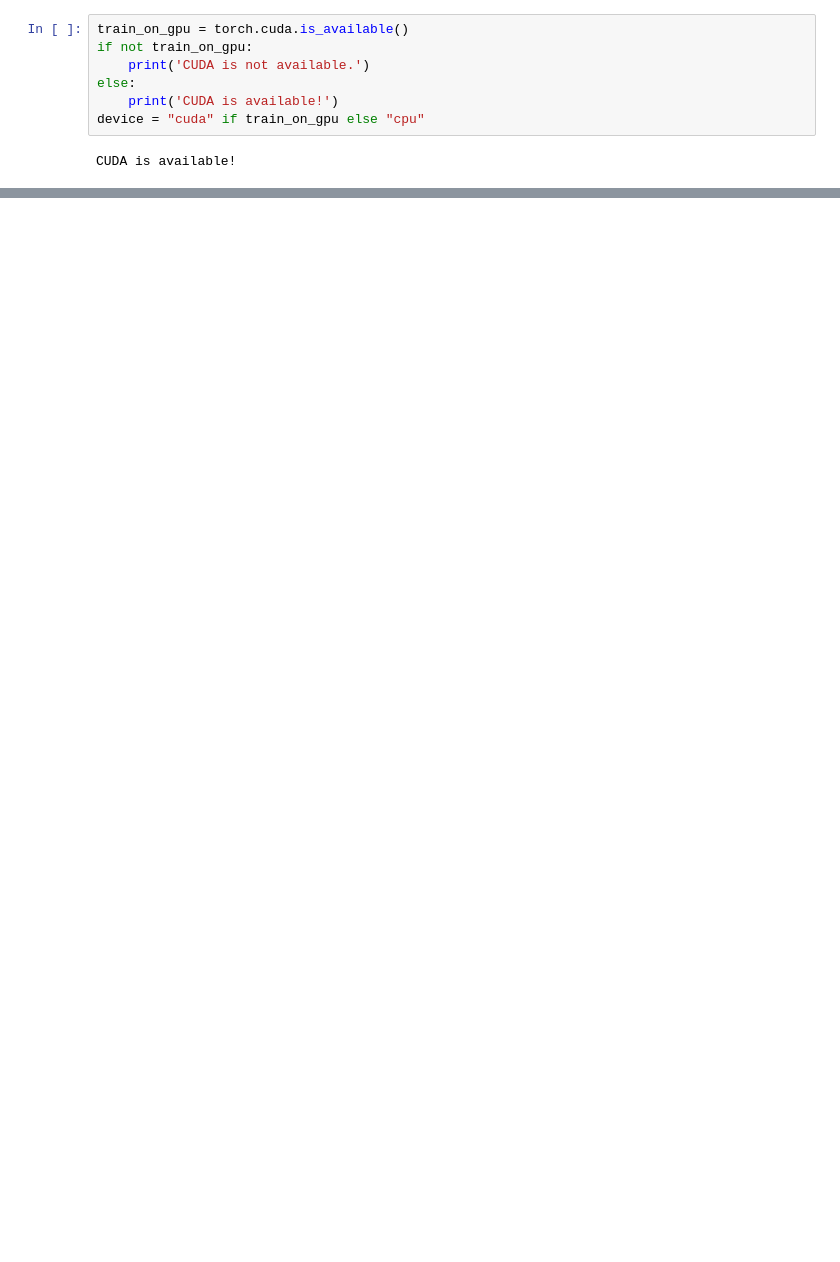
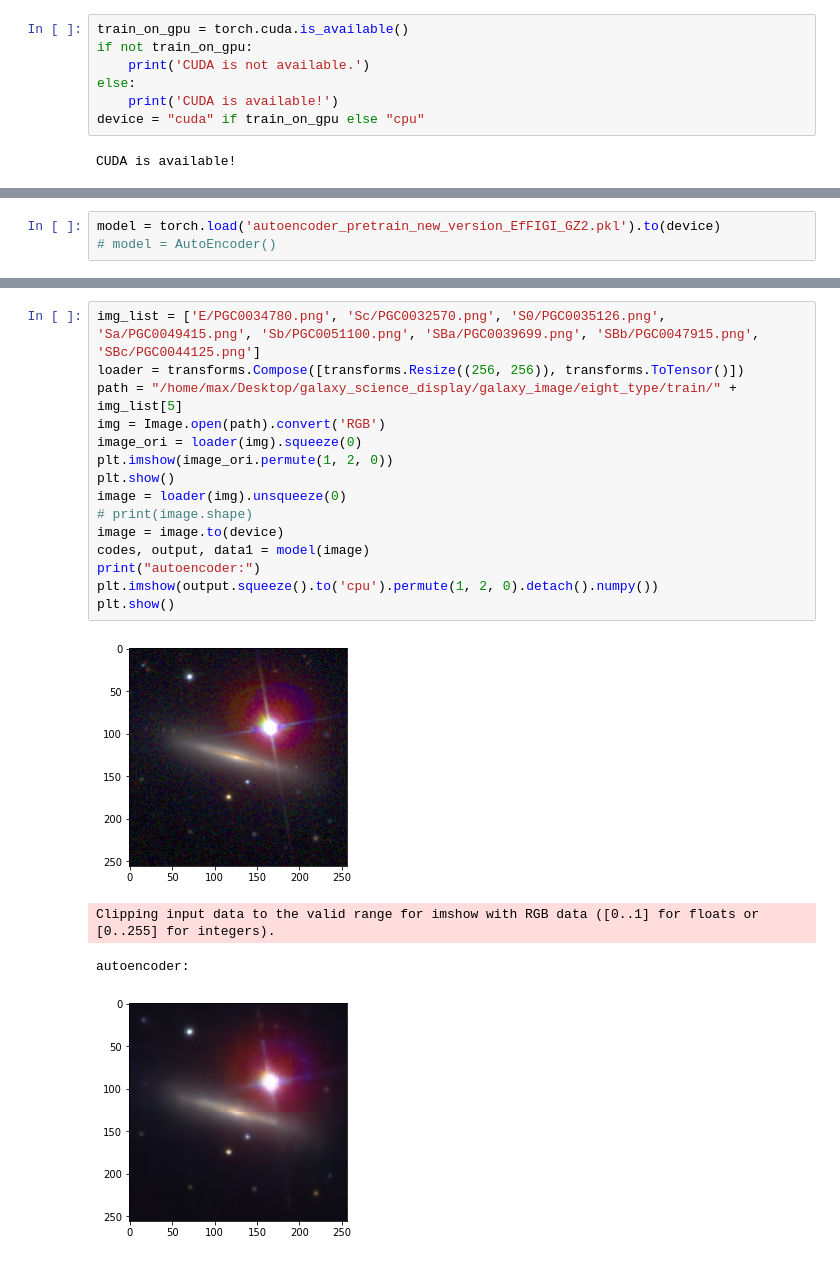
Before and after one commit to MaxWutw/2022TISF_Utilizing_semi_supervised_learning_to_do_galaxy_morphological_classification, a Jupyter notebook: galaxy_autoencoder.ipynb, the cells around one changed output, grey strips where cells are left out. Drawn from its saved outputs; the diff is of its cells as text; blank space fills up the shorter version.

```diff
--- a/galaxy_autoencoder.ipynb
+++ b/galaxy_autoencoder.ipynb
@@ -141,0 +136,3 @@ AutoEncoder(
+# %%
+model = torch.load('autoencoder_pretrain_new_version_EfFIGI_GZ2.pkl').to(device)
+# model = AutoEncoder()
@@ -141,0 +161,20 @@ AutoEncoder(
+# %%
+img_list = ['E/PGC0034780.png', 'Sc/PGC0032570.png', 'S0/PGC0035126.png', 'Sa/PGC0049415.png', 'Sb/PGC0051100.png', 'SBa/PGC0039699.png', 'SBb/PGC0047915.png', 'SBc/PGC0044125.png']
+loader = transforms.Compose([transforms.Resize((256, 256)), transforms.ToTensor()])
+path = "/home/max/Desktop/galaxy_science_display/galaxy_image/eight_type/train/" + img_list[5]
+img = Image.open(path).convert('RGB')
+image_ori = loader(img).squeeze(0)
+plt.imshow(image_ori.permute(1, 2, 0))
+plt.show()
+image = loader(img).unsqueeze(0)
+# print(image.shape)
+image = image.to(device)
+codes, output, data1 = model(image)
+print("autoencoder:")
+plt.imshow(output.squeeze().to('cpu').permute(1, 2, 0).detach().numpy())
+plt.show()
+# %% [output]
+[figure, added]
+Clipping input data to the valid range for imshow with RGB data ([0..1] for floats or [0..255] for integers).
+autoencoder:
+[figure, added]
```
Also changed, not shown: parts of 17 cells of this notebook.
